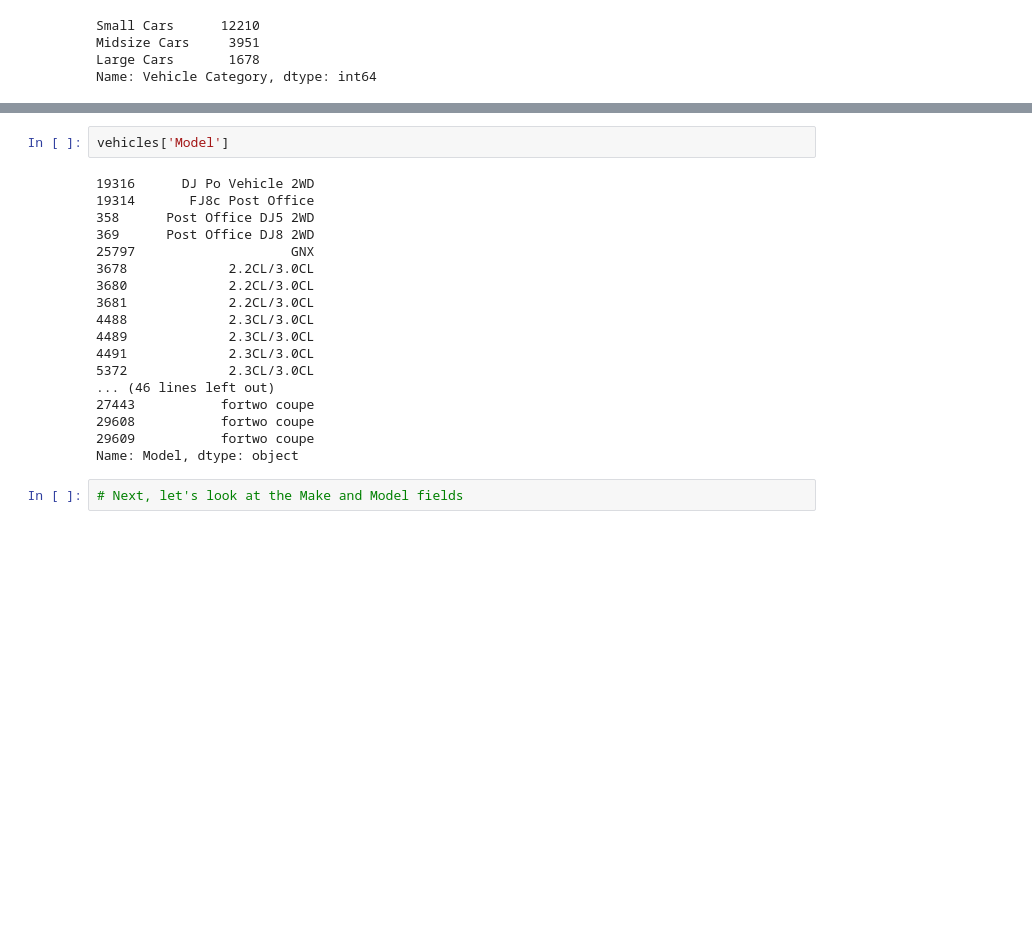
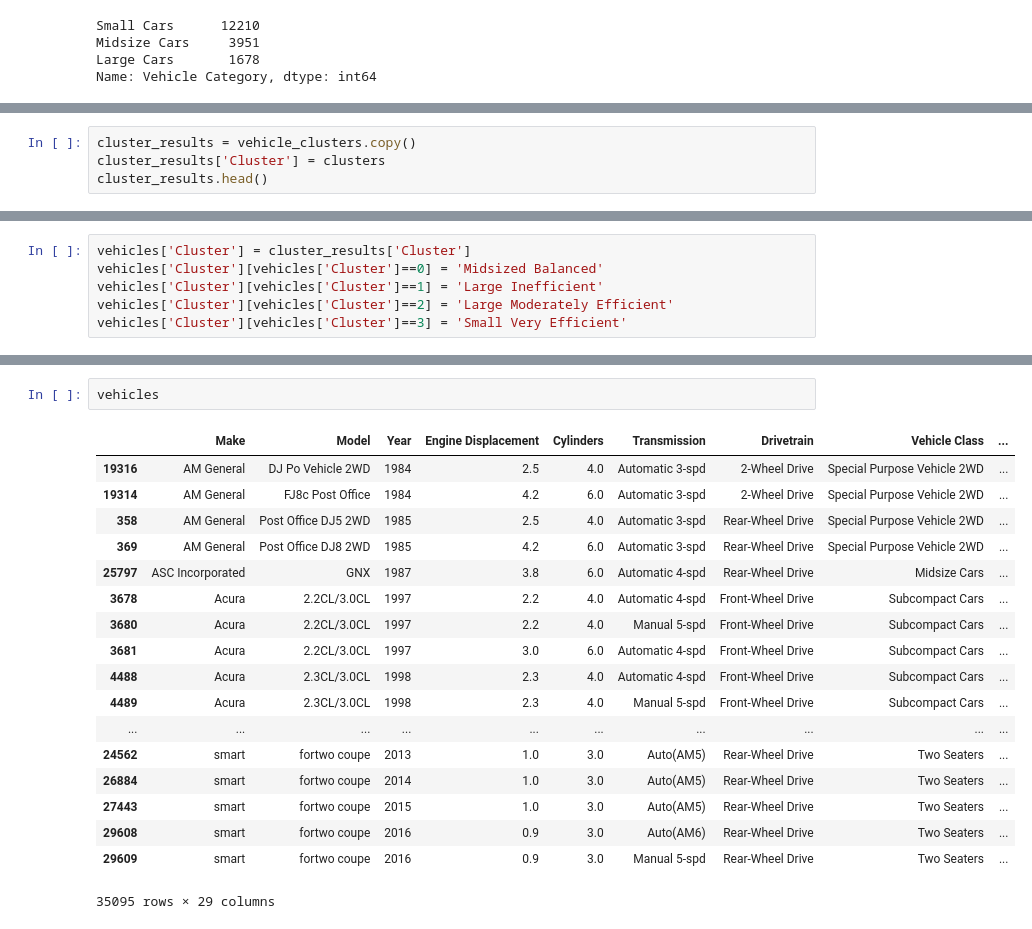
Before and after one commit to CanCeylan/data-analysis-projects, a Jupyter notebook: Vehicle Fuel Economy data set.ipynb, the cells around one changed output, grey strips where cells are left out. Drawn from its saved outputs; the diff is of its cells as text; blank space fills up the shorter version.

```diff
--- a/Vehicle Fuel Economy data set.ipynb
+++ b/Vehicle Fuel Economy data set.ipynb
@@ -160,0 +298,4 @@ Name: Vehicle Category, dtype: int64
+# %%
+cluster_results = vehicle_clusters.copy()
+cluster_results['Cluster'] = clusters
+cluster_results.head()
@@ -160,0 +427,6 @@ Name: Vehicle Category, dtype: int64
+# %%
+vehicles['Cluster'] = cluster_results['Cluster']
+vehicles['Cluster'][vehicles['Cluster']==0] = 'Midsized Balanced'
+vehicles['Cluster'][vehicles['Cluster']==1] = 'Large Inefficient'
+vehicles['Cluster'][vehicles['Cluster']==2] = 'Large Moderately Efficient'
+vehicles['Cluster'][vehicles['Cluster']==3] = 'Small Very Efficient'
@@ -161,22 +448,21 @@ Name: Vehicle Category, dtype: int64
 # %%
-vehicles['Model']
+vehicles
 # %% [output]
+|  | Make | Model | Year | Engine Displacement | Cylinders | Transmission | Drivetrain | Vehicle Class | ... |
+| 19316 | AM General | DJ Po Vehicle 2WD | 1984 | 2.5 | 4.0 | Automatic 3-spd | 2-Wheel Drive | Special Purpose Vehicle 2WD | ... |
+| 19314 | AM General | FJ8c Post Office | 1984 | 4.2 | 6.0 | Automatic 3-spd | 2-Wheel Drive | Special Purpose Vehicle 2WD | ... |
+| 358 | AM General | Post Office DJ5 2WD | 1985 | 2.5 | 4.0 | Automatic 3-spd | Rear-Wheel Drive | Special Purpose Vehicle 2WD | ... |
+| 369 | AM General | Post Office DJ8 2WD | 1985 | 4.2 | 6.0 | Automatic 3-spd | Rear-Wheel Drive | Special Purpose Vehicle 2WD | ... |
+| 25797 | ASC Incorporated | GNX | 1987 | 3.8 | 6.0 | Automatic 4-spd | Rear-Wheel Drive | Midsize Cars | ... |
+| 3678 | Acura | 2.2CL/3.0CL | 1997 | 2.2 | 4.0 | Automatic 4-spd | Front-Wheel Drive | Subcompact Cars | ... |
+| 3680 | Acura | 2.2CL/3.0CL | 1997 | 2.2 | 4.0 | Manual 5-spd | Front-Wheel Drive | Subcompact Cars | ... |
+| 3681 | Acura | 2.2CL/3.0CL | 1997 | 3.0 | 6.0 | Automatic 4-spd | Front-Wheel Drive | Subcompact Cars | ... |
+| 4488 | Acura | 2.3CL/3.0CL | 1998 | 2.3 | 4.0 | Automatic 4-spd | Front-Wheel Drive | Subcompact Cars | ... |
+| 4489 | Acura | 2.3CL/3.0CL | 1998 | 2.3 | 4.0 | Manual 5-spd | Front-Wheel Drive | Subcompact Cars | ... |
+| ... | ... | ... | ... | ... | ... | ... | ... | ... | ... |
+| 24562 | smart | fortwo coupe | 2013 | 1.0 | 3.0 | Auto(AM5) | Rear-Wheel Drive | Two Seaters | ... |
+| 26884 | smart | fortwo coupe | 2014 | 1.0 | 3.0 | Auto(AM5) | Rear-Wheel Drive | Two Seaters | ... |
+| 27443 | smart | fortwo coupe | 2015 | 1.0 | 3.0 | Auto(AM5) | Rear-Wheel Drive | Two Seaters | ... |
+| 29608 | smart | fortwo coupe | 2016 | 0.9 | 3.0 | Auto(AM6) | Rear-Wheel Drive | Two Seaters | ... |
+| 29609 | smart | fortwo coupe | 2016 | 0.9 | 3.0 | Manual 5-spd | Rear-Wheel Drive | Two Seaters | ... |
-19316      DJ Po Vehicle 2WD
-19314       FJ8c Post Office
-358      Post Office DJ5 2WD
-369      Post Office DJ8 2WD
-25797                    GNX
-3678             2.2CL/3.0CL
-3680             2.2CL/3.0CL
-3681             2.2CL/3.0CL
-4488             2.3CL/3.0CL
-4489             2.3CL/3.0CL
-4491             2.3CL/3.0CL
-5372             2.3CL/3.0CL
-... (46 lines left out)
-27443           fortwo coupe
-29608           fortwo coupe
-29609           fortwo coupe
-Name: Model, dtype: object
+35095 rows × 29 columns
-# %%
-# Next, let's look at the Make and Model fields
```
Also changed, not shown: parts of 37 cells of this notebook.
